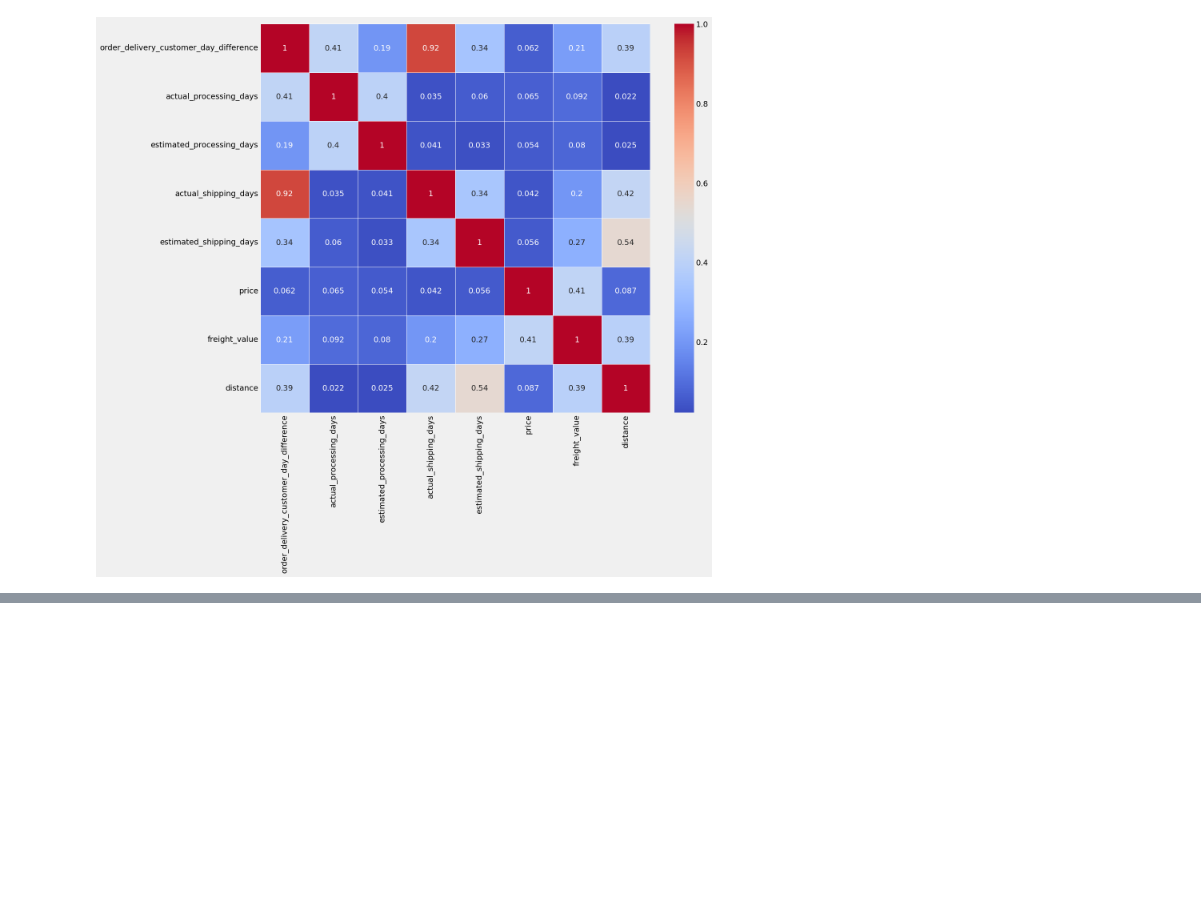
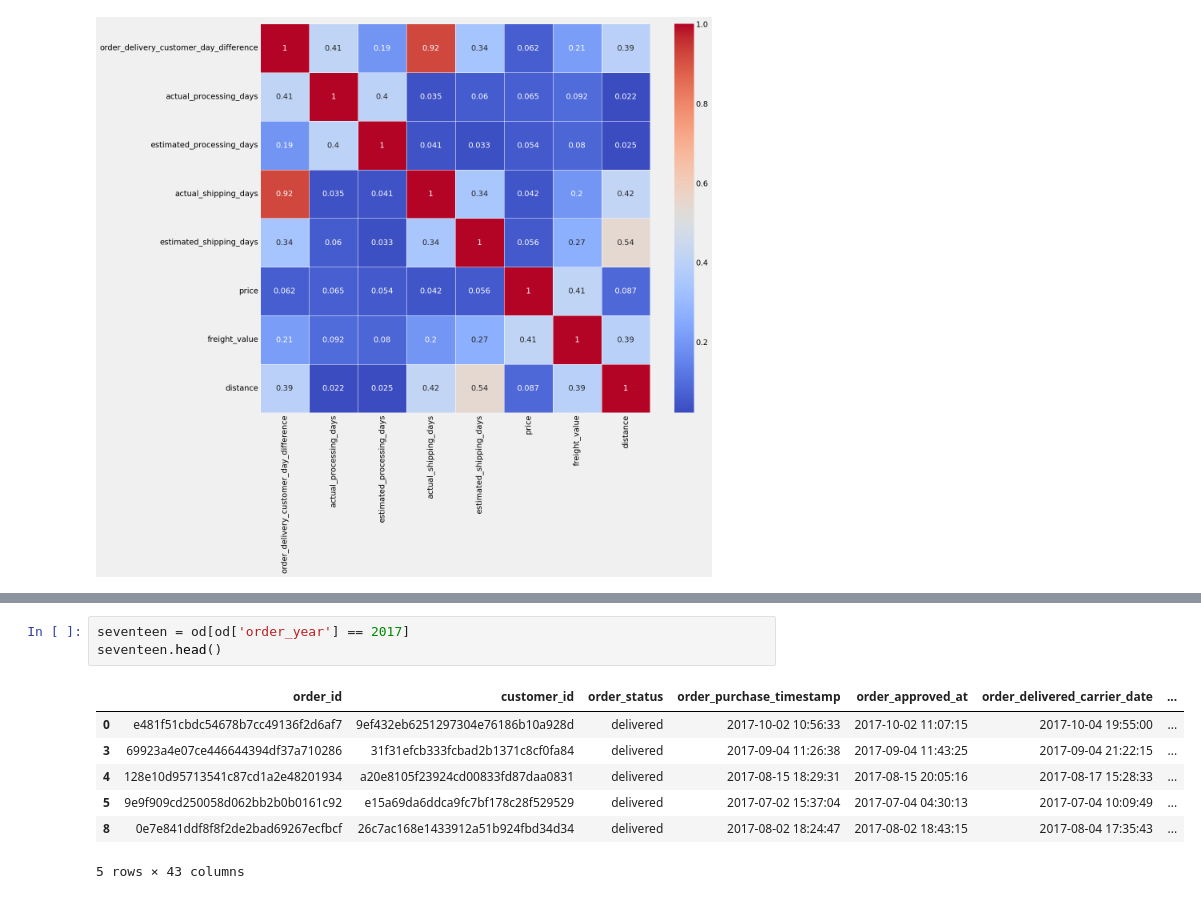
Before and after one commit to jugnuarora/Capstone-Project-E-Commerce, a Jupyter notebook: EDA_Fahad.ipynb, the cells around one changed output, grey strips where cells are left out. Drawn from its saved outputs; the diff is of its cells as text; blank space fills up the shorter version.

```diff
--- a/EDA_Fahad.ipynb
+++ b/EDA_Fahad.ipynb
@@ -468,0 +478,11 @@ ax = sns.heatmap(corr_mtrx3, linewidths=.5, annot=True, cmap='coolwarm')
+# %%
+seventeen = od[od['order_year'] == 2017]
+seventeen.head()
+# %% [output]
+|  | order_id | customer_id | order_status | order_purchase_timestamp | order_approved_at | order_delivered_carrier_date | ... |
+| 0 | e481f51cbdc54678b7cc49136f2d6af7 | 9ef432eb6251297304e76186b10a928d | delivered | 2017-10-02 10:56:33 | 2017-10-02 11:07:15 | 2017-10-04 19:55:00 | ... |
+| 3 | 69923a4e07ce446644394df37a710286 | 31f31efcb333fcbad2b1371c8cf0fa84 | delivered | 2017-09-04 11:26:38 | 2017-09-04 11:43:25 | 2017-09-04 21:22:15 | ... |
+| 4 | 128e10d95713541c87cd1a2e48201934 | a20e8105f23924cd00833fd87daa0831 | delivered | 2017-08-15 18:29:31 | 2017-08-15 20:05:16 | 2017-08-17 15:28:33 | ... |
+| 5 | 9e9f909cd250058d062bb2b0b0161c92 | e15a69da6ddca9fc7bf178c28f529529 | delivered | 2017-07-02 15:37:04 | 2017-07-04 04:30:13 | 2017-07-04 10:09:49 | ... |
+| 8 | 0e7e841ddf8f8f2de2bad69267ecfbcf | 26c7ac168e1433912a51b924fbd34d34 | delivered | 2017-08-02 18:24:47 | 2017-08-02 18:43:15 | 2017-08-04 17:35:43 | ... |
+5 rows × 43 columns
```
Also changed, not shown: parts of 18 cells of this notebook.
